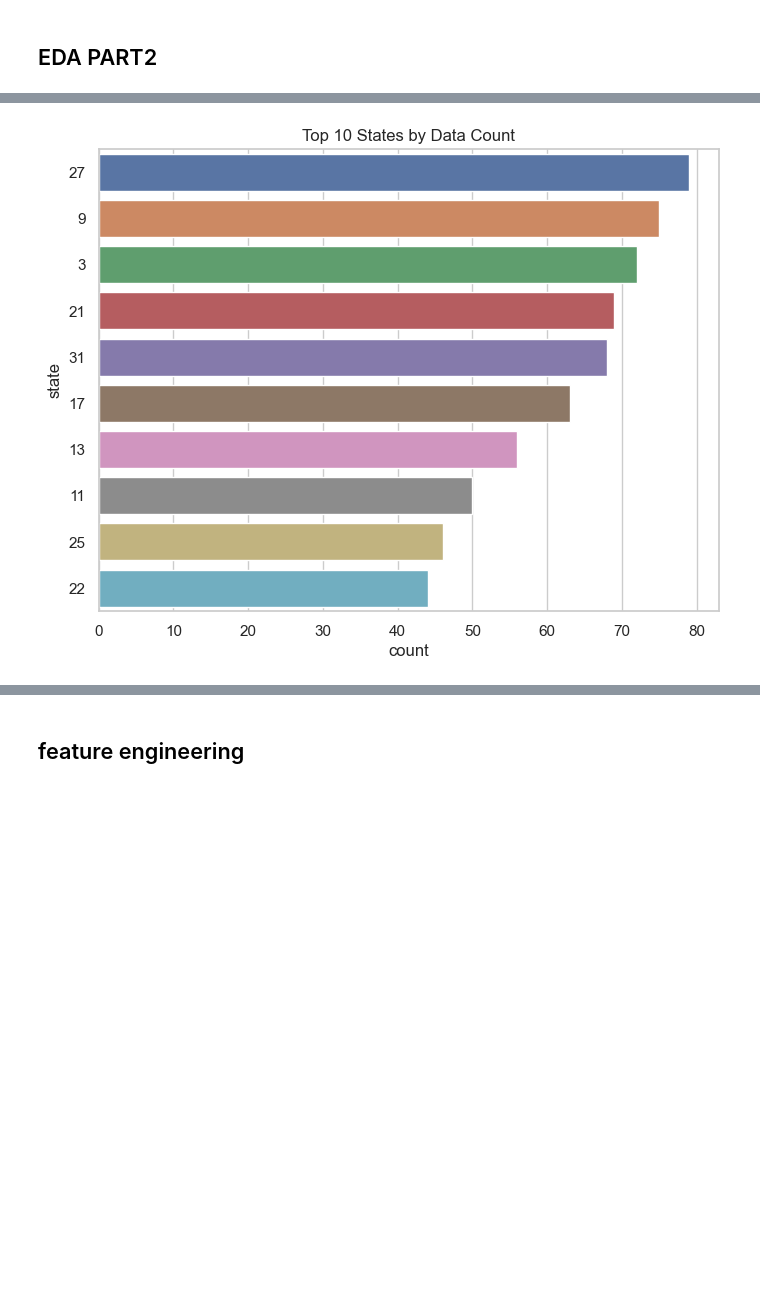
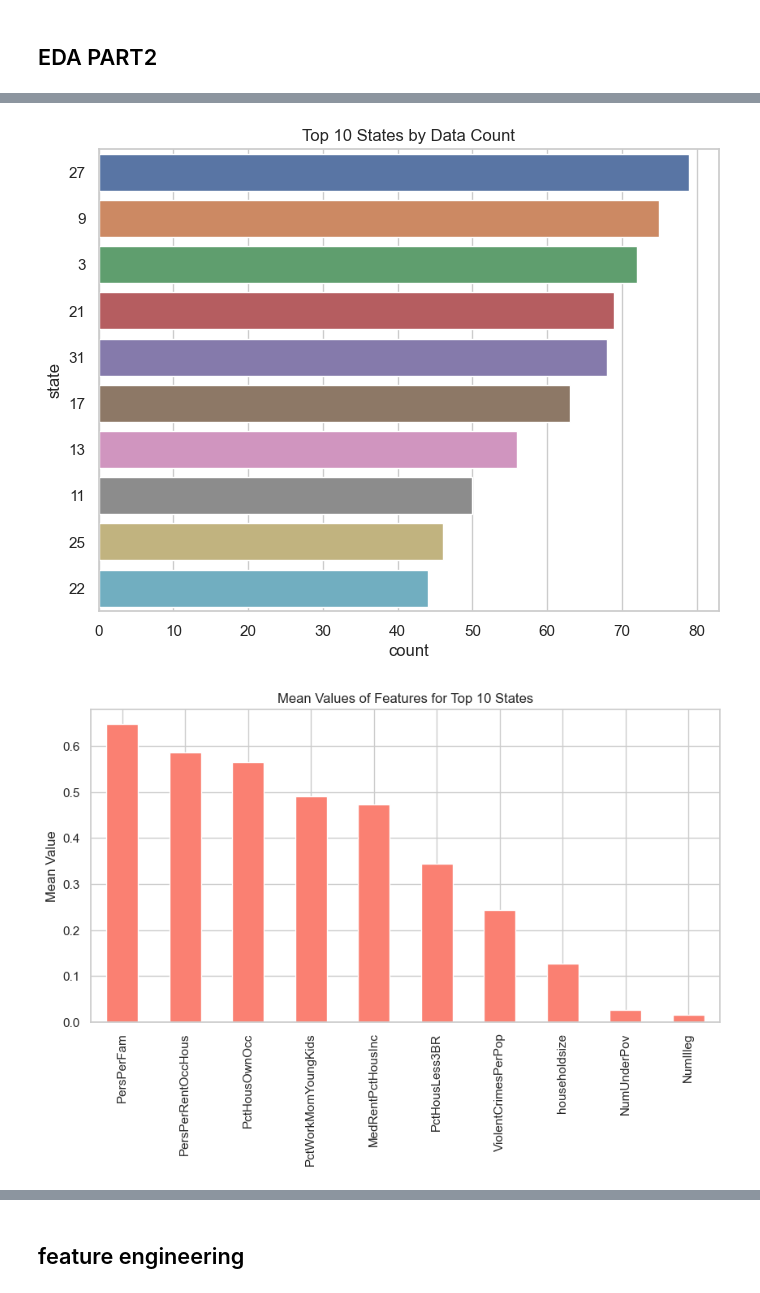
Before and after one commit to LuckyJH2024/5243_project1-Team4, a Jupyter notebook: Full_code_V1.ipynb, the cells around one changed output, grey strips where cells are left out. Cells and saved outputs as stored; diff of their text form; code cells hidden in the pictures; blank space fills up the shorter version.

```diff
--- a/Full_code_V1.ipynb
+++ b/Full_code_V1.ipynb
@@ -722,44 +725,59 @@ plt.show()
 # %%
+
 # Bar Charts
 
+# Data Count Across All States
 plt.figure(figsize=(12, 10))
 sns.countplot(y=df['state'], order=df['state'].value_counts().index)
 plt.xlabel("Count")
 plt.ylabel("State")
 plt.title("Data Distribution by State")
 plt.yticks(fontsize=8)
 plt.show()
 
+# Mean Values of Features Across All States
+feature_order = df.drop(columns=['state']).mean().sort_values(ascending=False).index
 plt.figure(figsize=(10, 5))
-feature_means = df.drop(columns=['state']).mean().sort_values(ascending=False)
+feature_means = df.drop(columns=['state']).mean()[feature_order]
 feature_means.plot(kind='bar', color='skyblue')
 plt.title("Mean Values of Features")
 plt.ylabel("Mean Value")
 plt.xticks(rotation=90)
 plt.show()
 
-# fig, axes = plt.subplots(2, 2, figsize=(14, 10))
-
-# Histogram with KDE for numerical distribution
-# sns.histplot(df['householdsize'], bins=30, kde=True, ax=axes[0, 0])
-# axes[0, 0].set_title("Household Size Distribution")
-
-# sns.histplot(df['NumUnderPov'], bins=30, kde=True, ax=axes[0, 1])
-# axes[0, 1].set_title("Number Under Poverty Distribution")
-
-# Categorical Feature Bar Charts
+# Top 10 States by Data Count
 plt.figure(figsize=(8, 6))
-
 sns.countplot(y=df['state'], order=df['state'].value_counts().index[:10])
-# title
 plt.title("Top 10 States by Data Count")
 plt.show()
-# sns.histplot(df['PctHousOwnOcc'], bins=20, kde=True, ax=axes[1, 1])
-# axes[1, 1].set_title("Percentage of Owned Housing Distribution")
 
+# Mean Values of Features for Top 10 States
+top_10_states = df[df['state'].isin(df['state'].value_counts().index[:10])]
+plt.figure(figsize=(10, 5))
+top_10_feature_means = top_10_states.drop(columns=['state']).mean()[feature_order]
+top_10_feature_means.plot(kind='bar', color='salmon')
+plt.title("Mean Values of Features for Top 10 States")
+plt.ylabel("Mean Value")
+plt.xticks(rotation=90)
+plt.show()
 
+# Bottom 10 States by Data Count
+plt.figure(figsize=(8, 6))
+sns.countplot(y=df['state'], order=df['state'].value_counts().index[-10:])
+plt.title("Bottom 10 States by Data Count")
 plt.show()
+
+# Mean Values of Features for Bottom 10 States
+bottom_10_states = df[df['state'].isin(df['state'].value_counts().index[-10:])]
+plt.figure(figsize=(10, 5))
+bottom_10_feature_means = bottom_10_states.drop(columns=['state']).mean()[feature_order]
+bottom_10_feature_means.plot(kind='bar', color='lightcoral')
+plt.title("Mean Values of Features for Bottom 10 States")
+plt.ylabel("Mean Value")
+plt.xticks(rotation=90)
+plt.show()
 # %% [output]
 [figure]
 [figure]
 [figure]
+[figure, added]
```
Also changed, not shown: parts of 10 cells of this notebook.
